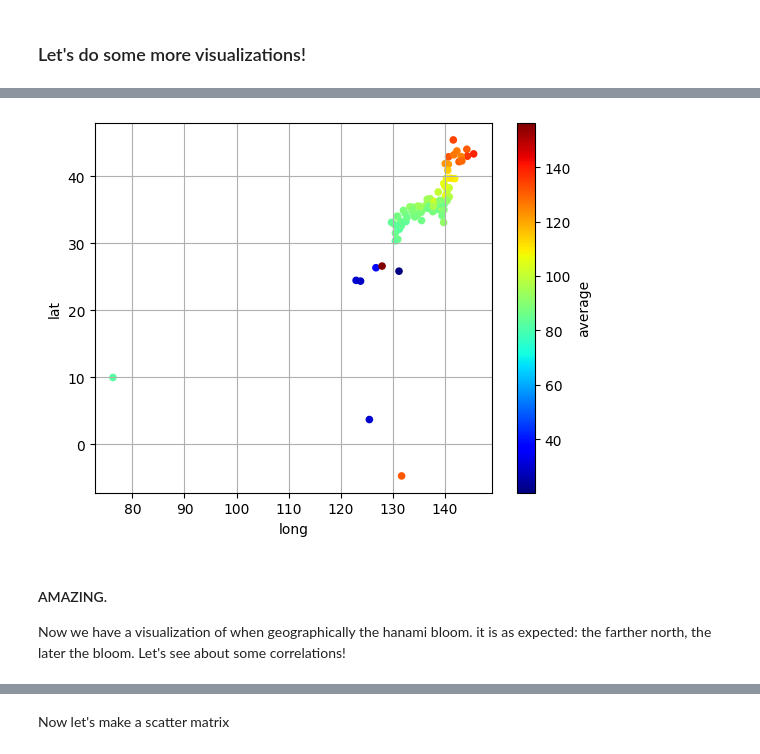
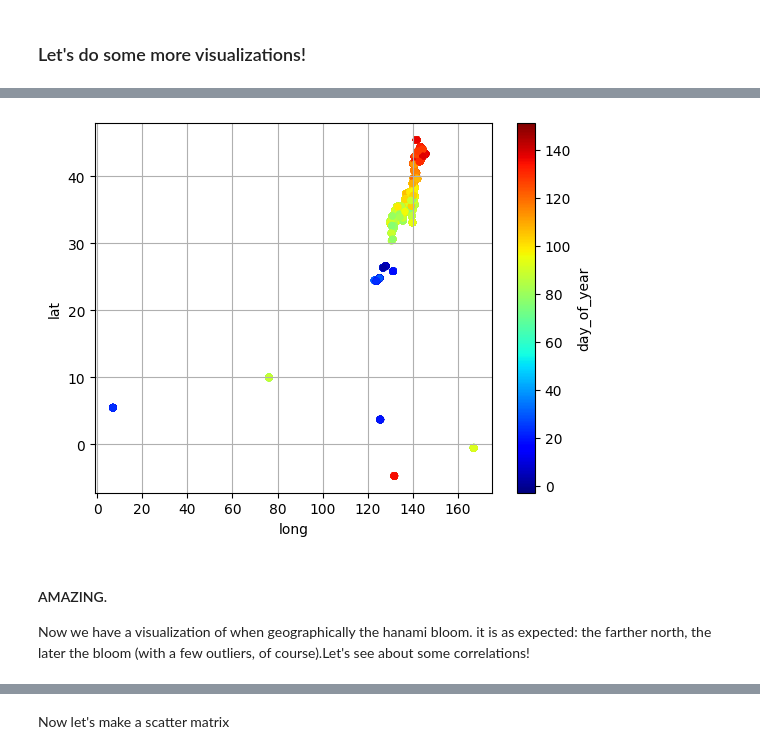
Before and after one commit to katemoser/hanami-ml-project, a Jupyter notebook: hanami.ipynb, the cells around one changed output, grey strips where cells are left out. Saved outputs shown, nothing was run; the diff lists cells and outputs as text; code cells hidden in the pictures.

```diff
--- a/hanami.ipynb
+++ b/hanami.ipynb
@@ -238,0 +275,8 @@ Now that we've broken this into rough months, we can do a training and test spli
+# %%
+def normalize_day(day):
+    if day > 300:
+        day = day-356
+    return day
+
+normalized_df = cleaned.copy()
+normalized_df['day_of_year'] =cleaned['day_of_year'].apply(normalize_day)
@@ -238,0 +296,6 @@ Now that we've broken this into rough months, we can do a training and test spli
+# %%
+normalized_df['first_bloom_cat'] = pd.cut(
+    normalized_df['day_of_year'],
+    bins=[ -10, 20, 50, 80 ,110, np.inf],
+    labels=[1,2,3,4,5]
+)
@@ -239,6 +311,7 @@ Now that we've broken this into rough months, we can do a training and test spli
 # %%
-train_set, test_set = train_test_split(
-    normalized_hanami, test_size=0.2, random_state=17)
+strat_train_set, strat_test_set = train_test_split(
+    normalized_df, test_size=0.2, random_state=17, stratify=normalized_df["first_bloom_cat"])
 
-len(train_set)
+print("lenth of training set:",len(strat_train_set))
+print("proportions:", strat_train_set["first_bloom_cat"].value_counts())
 # %% [output]
@@ -248,7 +340,7 @@ I wanted to do a stratified split but I was getting an error; i think it has to
 # %% [markdown]
 ### Let's do some more visualizations!
 # %%
-hanami = train_set.copy()
+hanami = strat_train_set.copy()
 # %%
 hanami.plot(kind="scatter", x="long", y="lat", grid=True, alpha=.2)
 plt.show()
@@ -257,11 +349,11 @@ plt.show()
 # %%
 hanami.plot(kind="scatter", x="long", y="lat", grid=True,
-           c='average', cmap="jet")
+           c='day_of_year', cmap="jet")
 plt.show()
 # %% [output]
-[figure, old version]
+[figure, new version]
 # %% [markdown]
 #### AMAZING.
 
-Now we have a visualization of when geographically the hanami bloom. it is as expected: the farther north, the later the bloom. Let's see about some correlations!
+Now we have a visualization of when geographically the hanami bloom. it is as expected: the farther north, the later the bloom (with a few outliers, of course).Let's see about some correlations!
 # %%
```
Also changed, not shown: parts of 91 cells of this notebook.
